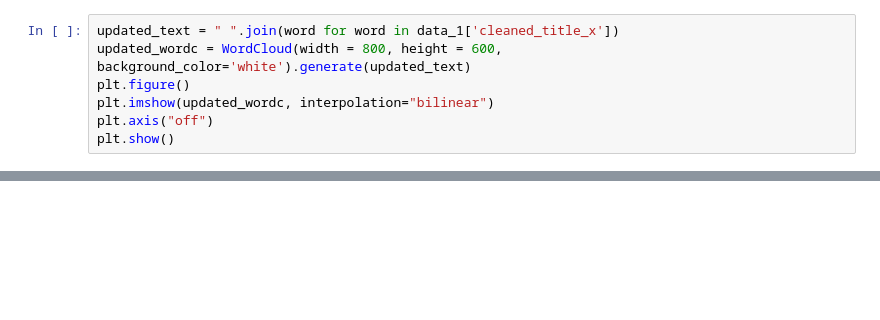
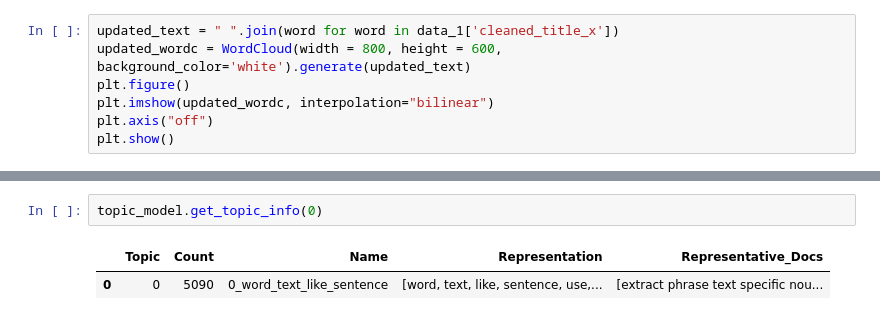
Before and after one commit to GuGu97/NLP_A2_2025, a Jupyter notebook: main.ipynb, the cells around one changed output, grey strips where cells are left out. Saved outputs shown, nothing was run; the diff lists cells and outputs as text; blank space fills up the shorter version.

```diff
--- a/main.ipynb
+++ b/main.ipynb
@@ -106,0 +183,5 @@ for i in range(10):
+# %%
+topic_model.get_topic_info(0)
+# %% [output]
+|  | Topic | Count | Name | Representation | Representative_Docs |
+| 0 | 0 | 5090 | 0_word_text_like_sentence | [word, text, like, sentence, use,... | [extract phrase text specific nou... |
```
Also changed, not shown: parts of 10 cells of this notebook.
